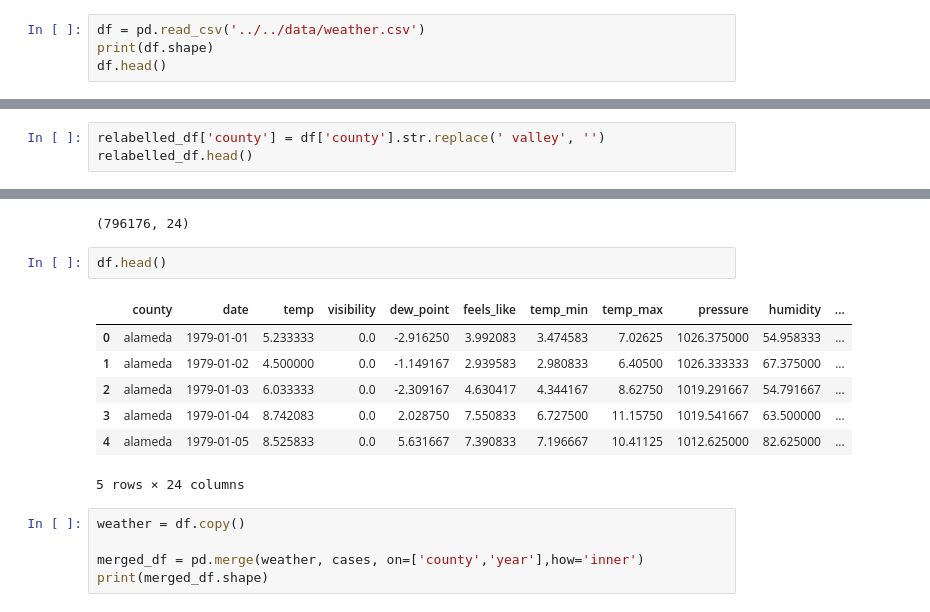
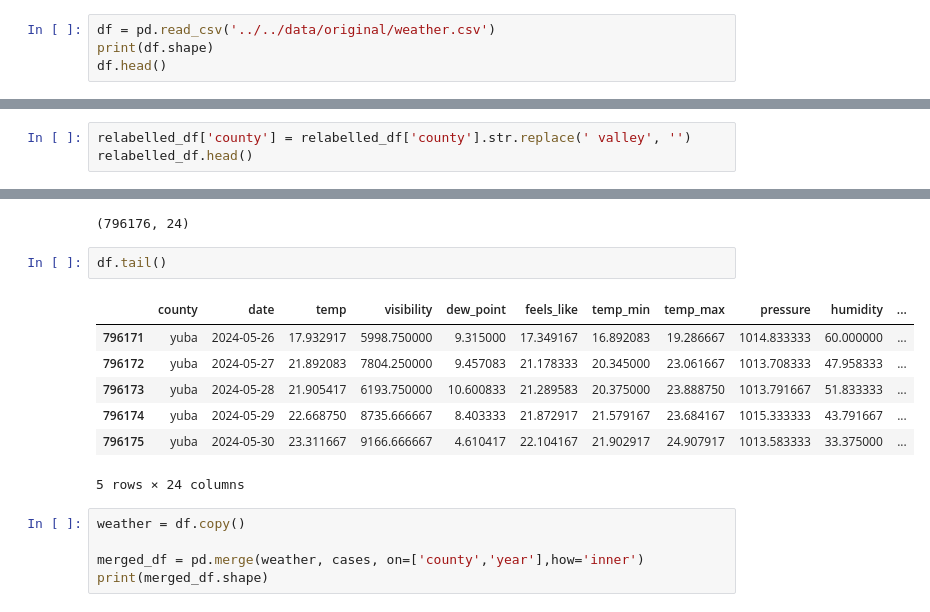
Before and after one commit to LeifHuenderML/ValleyForecast, a Jupyter notebook: src/data_prep/prep.ipynb, the cells around one changed output, grey strips where cells are left out. Drawn from its saved outputs; the diff is of its cells as text.

```diff
--- a/src/data_prep/prep.ipynb
+++ b/src/data_prep/prep.ipynb
@@ -101,7 +102,7 @@ df.shape
 # %%
 cases = df.copy()
 # %%
-df = pd.read_csv('../../data/weather.csv')
+df = pd.read_csv('../../data/original/weather.csv')
 print(df.shape)
 df.head()
 # %% [output]
@@ -385,7 +403,7 @@ relabelled_df.head()
 | 4 | alameda | 1979-01-05 | 8.525833 | 0.0 | 5.631667 | 7.390833 | 7.196667 | 10.41125 | 1012.625000 | 82.625000 | ... |
 5 rows × 21 columns
 # %%
-relabelled_df['county'] = df['county'].str.replace(' valley', '')
+relabelled_df['county'] = relabelled_df['county'].str.replace(' valley', '')
 relabelled_df.head()
 # %% [output]
 |  | county | date | temp | visibility | dew_point | feels_like | temp_min | temp_max | pressure | humidity | ... |
@@ -418,14 +436,14 @@ df.shape
 # %% [output]
 (796176, 24)
 # %%
-df.head()
+df.tail()
 # %% [output]
 |  | county | date | temp | visibility | dew_point | feels_like | temp_min | temp_max | pressure | humidity | ... |
-| 0 | alameda | 1979-01-01 | 5.233333 | 0.0 | -2.916250 | 3.992083 | 3.474583 | 7.02625 | 1026.375000 | 54.958333 | ... |
-| 1 | alameda | 1979-01-02 | 4.500000 | 0.0 | -1.149167 | 2.939583 | 2.980833 | 6.40500 | 1026.333333 | 67.375000 | ... |
-| 2 | alameda | 1979-01-03 | 6.033333 | 0.0 | -2.309167 | 4.630417 | 4.344167 | 8.62750 | 1019.291667 | 54.791667 | ... |
-| 3 | alameda | 1979-01-04 | 8.742083 | 0.0 | 2.028750 | 7.550833 | 6.727500 | 11.15750 | 1019.541667 | 63.500000 | ... |
-| 4 | alameda | 1979-01-05 | 8.525833 | 0.0 | 5.631667 | 7.390833 | 7.196667 | 10.41125 | 1012.625000 | 82.625000 | ... |
+| 796171 | yuba | 2024-05-26 | 17.932917 | 5998.750000 | 9.315000 | 17.349167 | 16.892083 | 19.286667 | 1014.833333 | 60.000000 | ... |
+| 796172 | yuba | 2024-05-27 | 21.892083 | 7804.250000 | 9.457083 | 21.178333 | 20.345000 | 23.061667 | 1013.708333 | 47.958333 | ... |
+| 796173 | yuba | 2024-05-28 | 21.905417 | 6193.750000 | 10.600833 | 21.289583 | 20.375000 | 23.888750 | 1013.791667 | 51.833333 | ... |
+| 796174 | yuba | 2024-05-29 | 22.668750 | 8735.666667 | 8.403333 | 21.872917 | 21.579167 | 23.684167 | 1015.333333 | 43.791667 | ... |
+| 796175 | yuba | 2024-05-30 | 23.311667 | 9166.666667 | 4.610417 | 22.104167 | 21.902917 | 24.907917 | 1013.583333 | 33.375000 | ... |
 5 rows × 24 columns
 # %%
 weather = df.copy()
```
Also changed, not shown: parts of 11 cells of this notebook, 7 other files.
